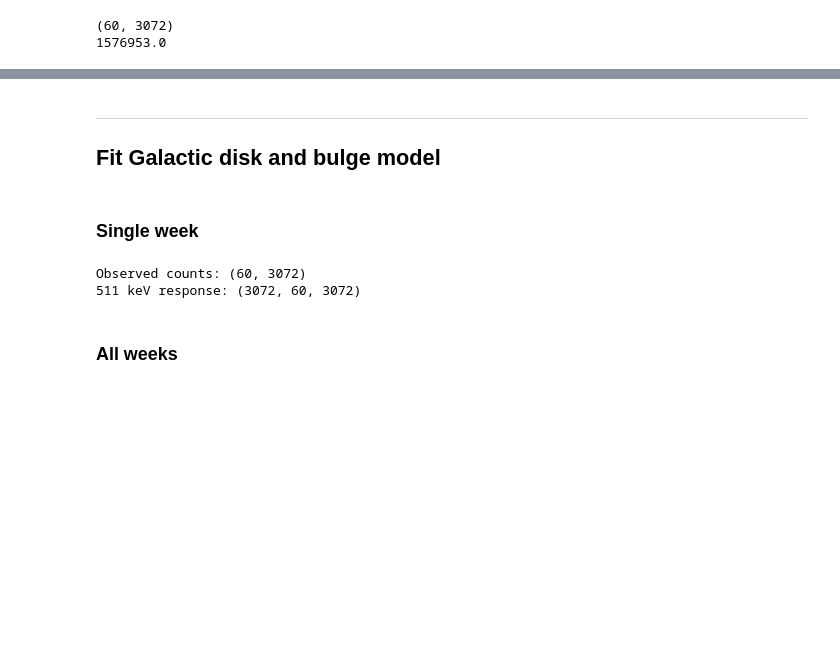
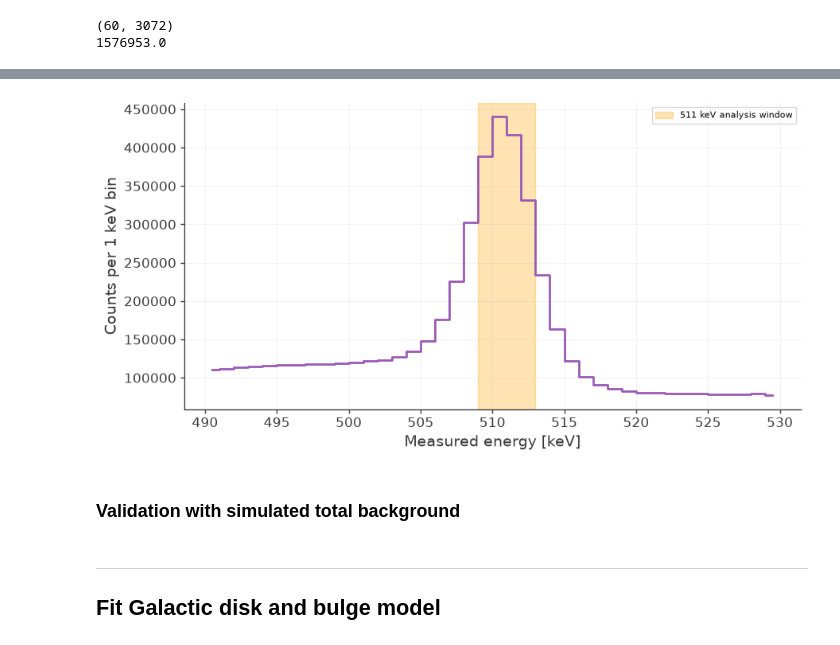
Before and after one commit to mquezada13/data-challenge-3-4-exploration, a Jupyter notebook: workflow/notebooks/02_511_imaging_analysis.ipynb, the cells around one changed output, grey strips where cells are left out. Drawn from its saved outputs; the diff is of its cells as text; code cells hidden in the pictures; blank space fills up the shorter version.

```diff
--- a/workflow/notebooks/02_511_imaging_analysis.ipynb
+++ b/workflow/notebooks/02_511_imaging_analysis.ipynb
@@ -280,22 +395,36 @@ print(observed_counts_all.sum())
+# %%
+# Select the region around the 511 keV feature
+zoom_mask = (
+    (energy_bin_centers >= 490)
+    & (energy_bin_centers <= 530)
+)
+
+# Plot a closer view of the 511 keV feature
+plt.figure(figsize=(10, 5))
+plt.step(
+    energy_bin_centers[zoom_mask],
+    energy_counts_all[zoom_mask],
+    where="mid",
+)
+
+# Highlight the final 511 keV analysis window
+plt.axvspan(
+    509,
+    513,
+    color="orange",
+    alpha=0.3,
+    label="511 keV analysis window",
+)
+
+plt.xlabel("Measured energy [keV]")
+plt.ylabel("Counts per 1 keV bin")
+plt.legend()
+plt.grid(alpha=0.3)
+plt.show()
+# %% [output]
+[figure, added]
+# %% [markdown]
+### Validation with simulated total background
 # %% [markdown]
 ***
 ## Fit Galactic disk and bulge model
-# %% [markdown]
-### Single week
-# %%
-
-
-# Expected response axes: (sky, Ei, Em, Phi, PsiChi)
-extended_response = detector_extended_response["hist/contents"][:]
-# Select Ei=0 and Em=0
-response_511 = extended_response[:, 0, 0, :, :]
-
-print("Observed counts:", observed_counts.shape)
-print("511 keV response:", response_511.shape)
-
-assert response_511.shape[1:] == observed_counts.shape
-# %% [output]
-Observed counts: (60, 3072)
-511 keV response: (3072, 60, 3072)
-# %% [markdown]
-### All weeks
```
Also changed, not shown: parts of 19 cells of this notebook.
